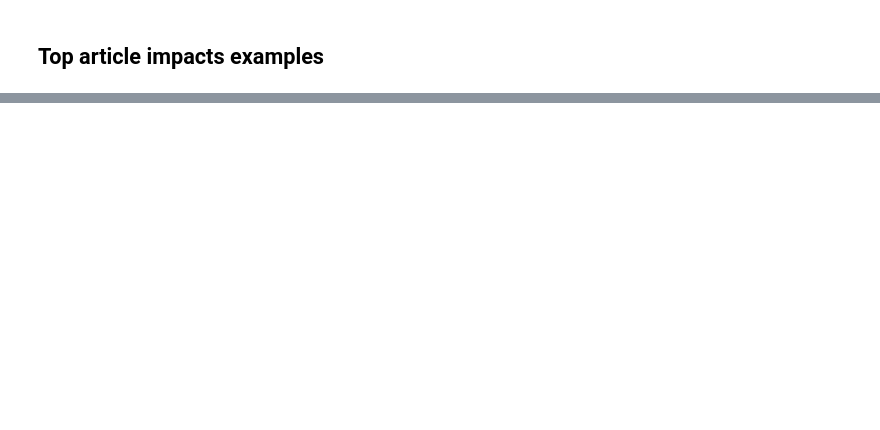
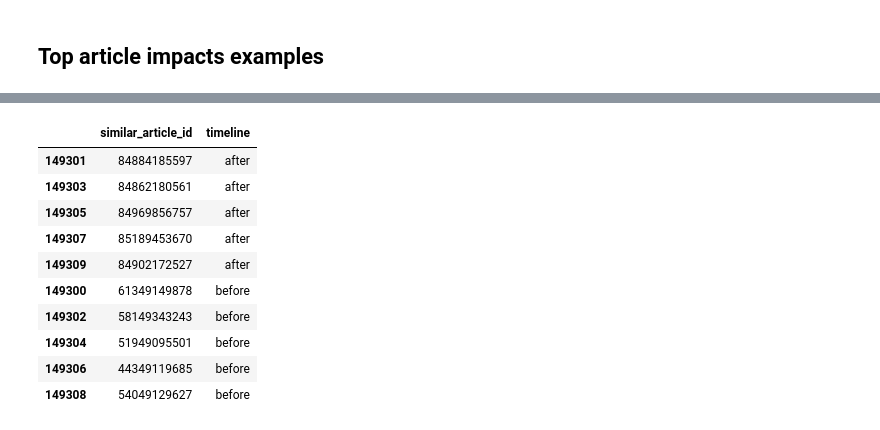
Before and after one commit to eutopia-collaboration-recommender/ecr-analytics, a Jupyter notebook: src/notebooks/05_new_collaborations_impact_on_author_research_direction.ipynb, the cells around one changed output, grey strips where cells are left out. Saved outputs shown, nothing was run; the diff lists cells and outputs as text; code cells hidden in the pictures; blank space fills up the shorter version.

```diff
--- a/src/notebooks/05_new_collaborations_impact_on_author_research_direction.ipynb
+++ b/src/notebooks/05_new_collaborations_impact_on_author_research_direction.ipynb
@@ -370,0 +422,16 @@ Total importance for article_embedding: 0.5333
+# %%
+article_id = '70449595789'
+df_closest_example = df_closest_articles_total[df_closest_articles_total['article_id'] == article_id].sort_values(by='timeline')[['similar_article_id', 'timeline']]
+df_closest_example
+# %% [output]
+|  | similar_article_id | timeline |
+| 149301 | 84884185597 | after |
+| 149303 | 84862180561 | after |
+| 149305 | 84969856757 | after |
+| 149307 | 85189453670 | after |
+| 149309 | 84902172527 | after |
+| 149300 | 61349149878 | before |
+| 149302 | 58149343243 | before |
+| 149304 | 51949095501 | before |
+| 149306 | 44349119685 | before |
+| 149308 | 54049129627 | before |
```
Also changed, not shown: parts of 10 cells of this notebook, 4 other files.
